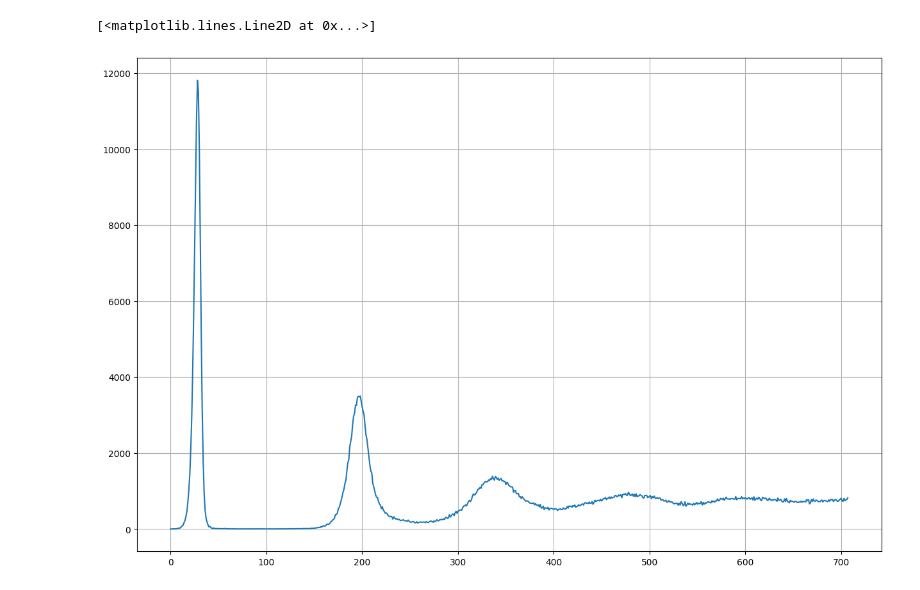
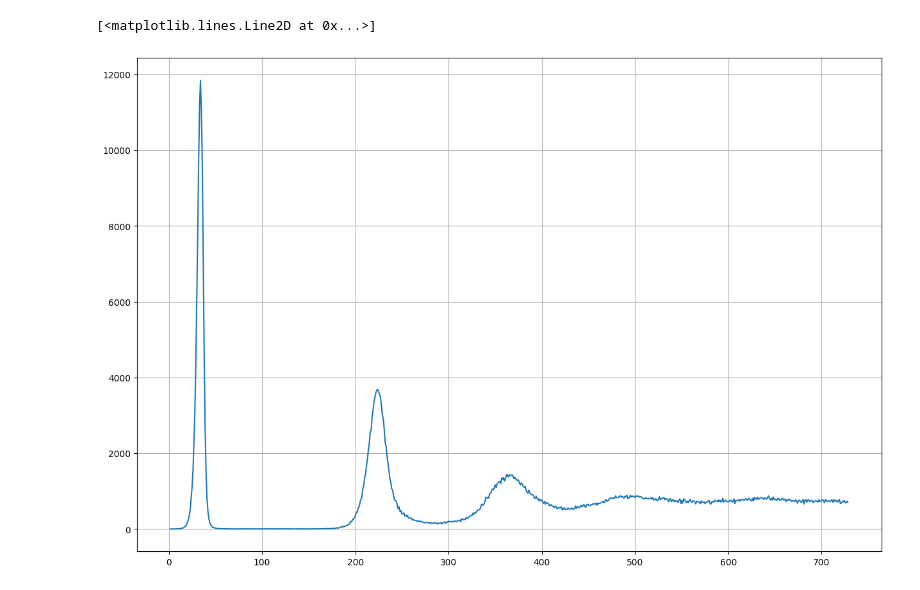
Before and after one commit to atemerev/epinetcpp2, a Jupyter notebook: Analysis.ipynb, the cells around one changed output. Saved outputs shown, nothing was run; the diff lists cells and outputs as text; code cells hidden in the pictures.

```diff
--- a/Analysis.ipynb
+++ b/Analysis.ipynb
@@ -38,7 +38,7 @@ Name: 1, Length: 708, dtype: int64
 # %%
 plt.figure()
 plt.grid(True)
-plt.plot(df[1])
+plt.plot(df[0], df[1])
 # %% [output]
 [<matplotlib.lines.Line2D at 0x...>]
-[figure, old version]
+[figure, new version]
```
Also changed, not shown: parts of 2 cells of this notebook, 5 other files.
